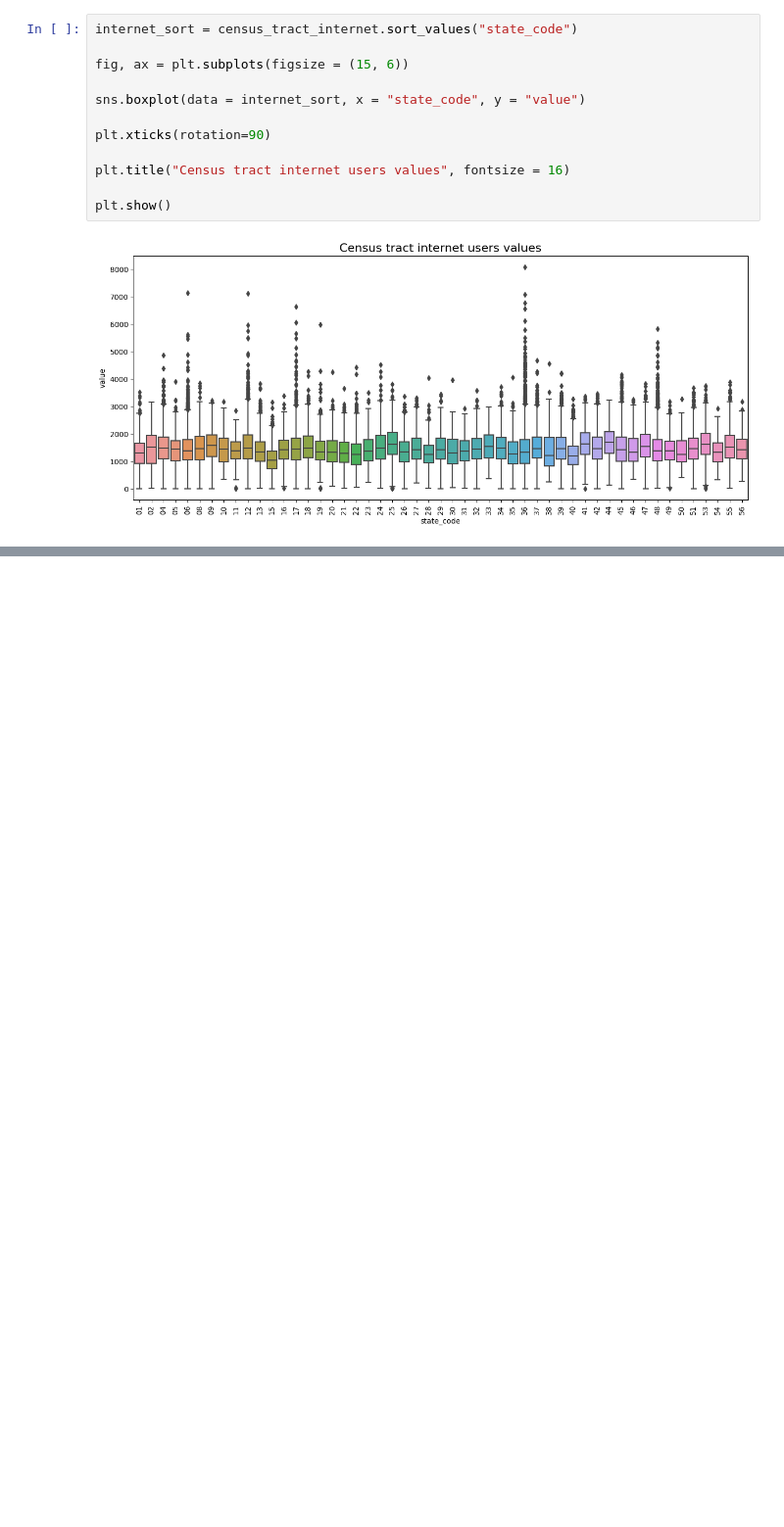
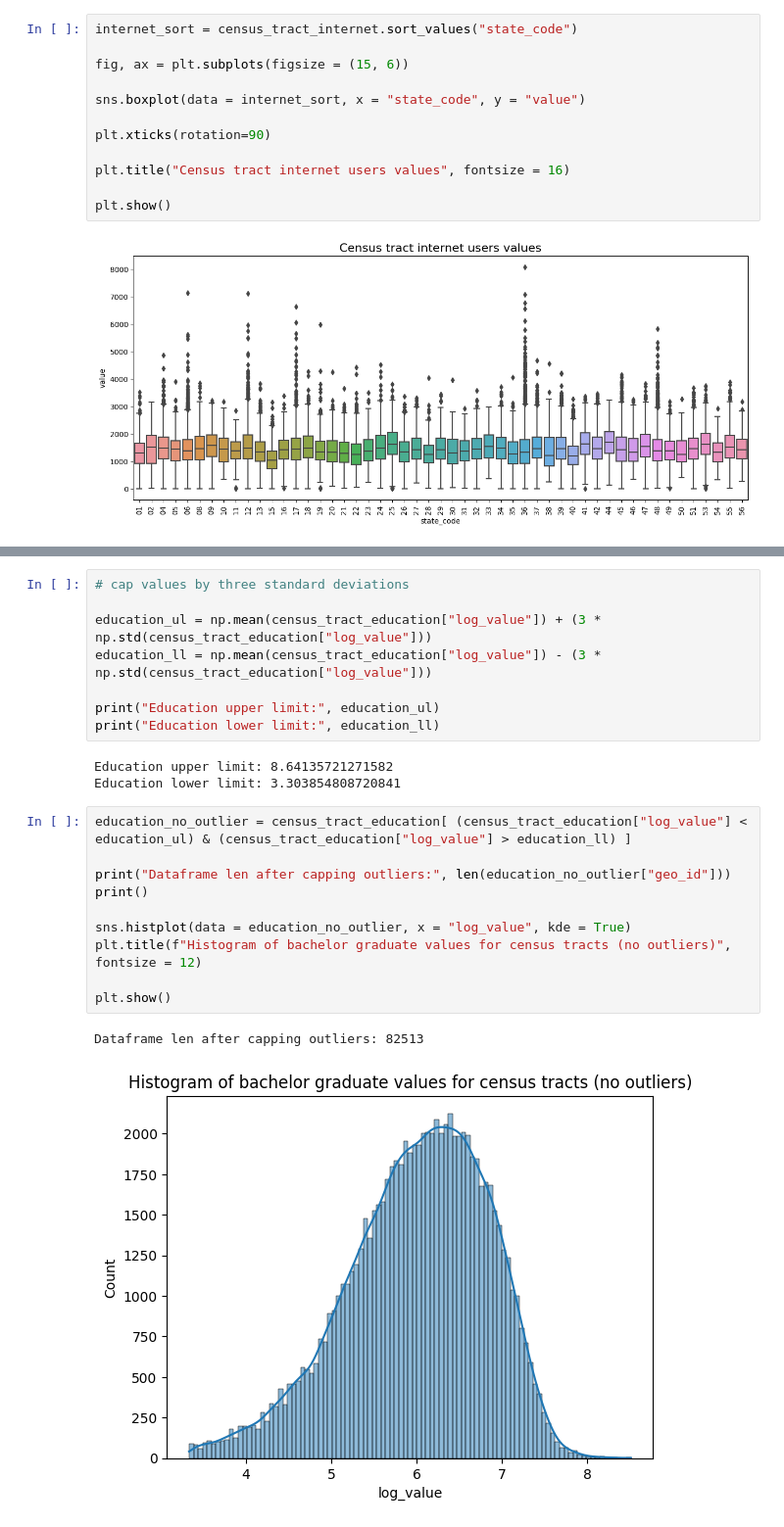
Before and after one commit to 0-steve/census_api, a Jupyter notebook: 2_learn/census_viz.ipynb, the cells around one changed output, grey strips where cells are left out. Shown at 98% size. Saved outputs shown, nothing was run; the diff lists cells and outputs as text; blank space fills up the shorter version.

```diff
--- a/2_learn/census_viz.ipynb
+++ b/2_learn/census_viz.ipynb
@@ -360,0 +335,24 @@ plt.show()
+# %%
+# cap values by three standard deviations
+
+education_ul = np.mean(census_tract_education["log_value"]) + (3 * np.std(census_tract_education["log_value"]))
+education_ll = np.mean(census_tract_education["log_value"]) - (3 * np.std(census_tract_education["log_value"]))
+
+print("Education upper limit:", education_ul)
+print("Education lower limit:", education_ll)
+# %% [output]
+Education upper limit: 8.64135721271582
+Education lower limit: 3.303854808720841
+# %%
+education_no_outlier = census_tract_education[ (census_tract_education["log_value"] < education_ul) & (census_tract_education["log_value"] > education_ll) ]
+
+print("Dataframe len after capping outliers:", len(education_no_outlier["geo_id"]))
+print()
+
+sns.histplot(data = education_no_outlier, x = "log_value", kde = True)
+plt.title(f"Histogram of bachelor graduate values for census tracts (no outliers)", fontsize = 12)
+
+plt.show()
+# %% [output]
+Dataframe len after capping outliers: 82513
+[figure, added]
```
Also changed, not shown: parts of 10 cells of this notebook, 4 other files.
